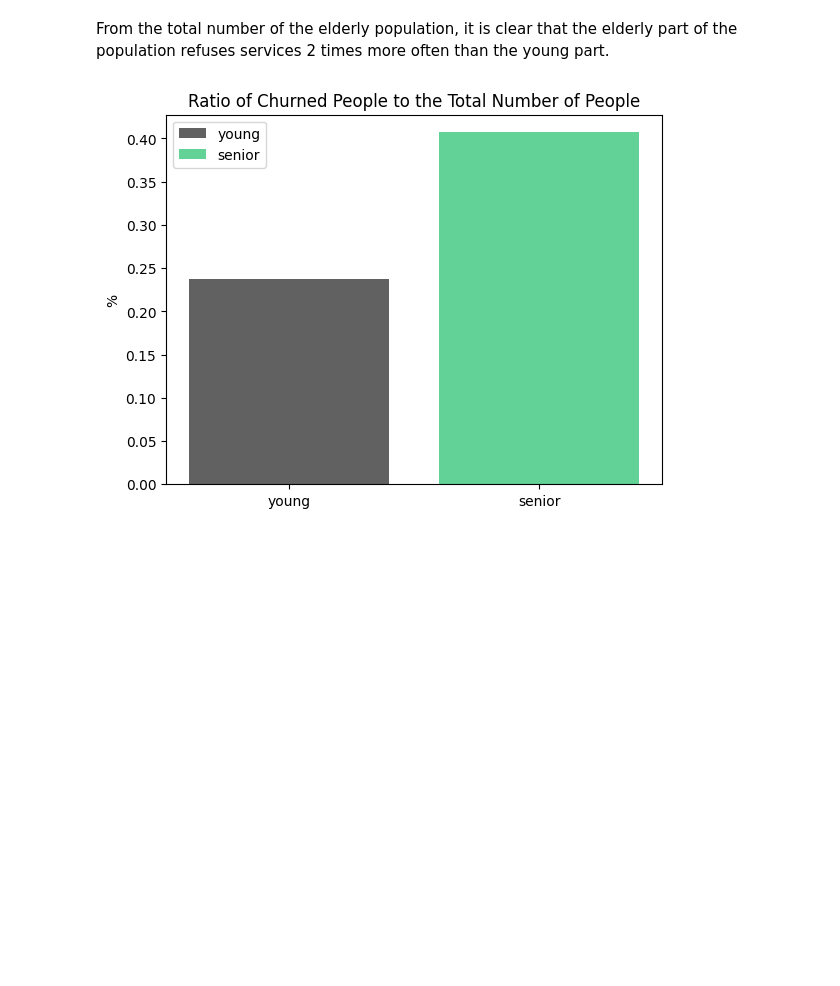
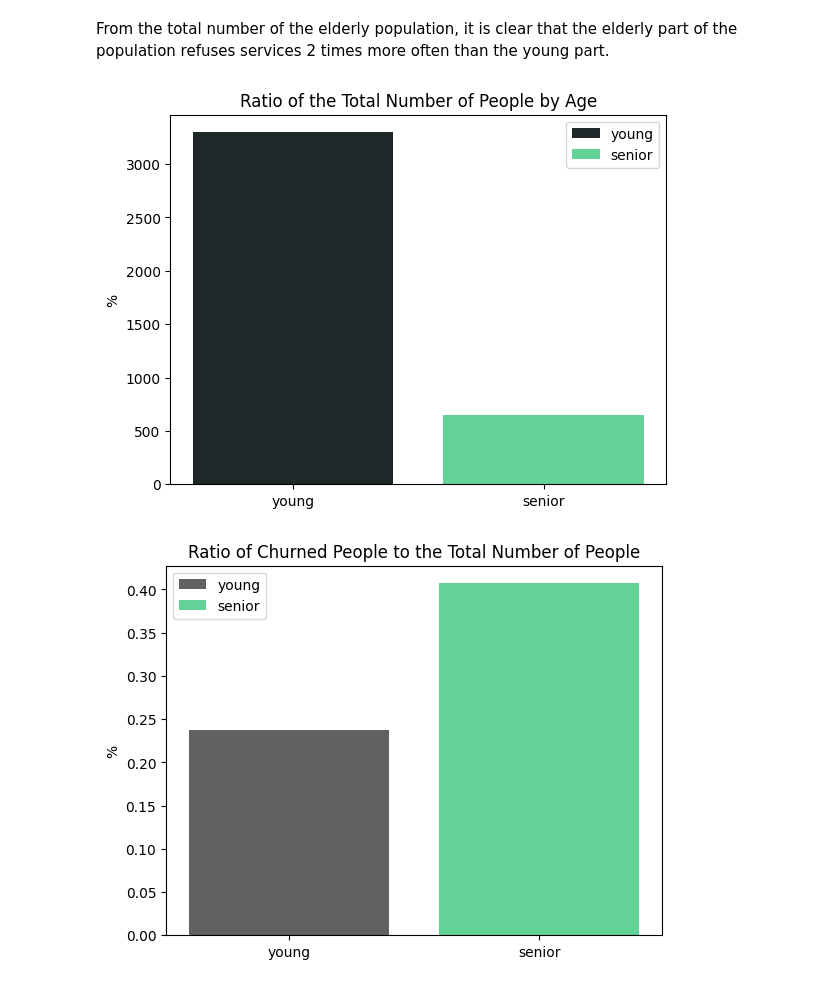
Before and after one commit to GeeK1224/cau_ml_project, a Jupyter notebook: cau_ml_project.ipynb, the cells around one changed output. Drawn from its saved outputs; the diff is of its cells as text; code cells hidden in the pictures; blank space fills up the shorter version.

```diff
--- a/cau_ml_project.ipynb
+++ b/cau_ml_project.ipynb
@@ -183,4 +223,12 @@ ratio_seniors = churn_seniors.count() / seniors['Count'].count()
 ratio_youngs = churn_youngs.count() / youngs['Count'].count()
 # %% [markdown]
 From the total number of the elderly population, it is clear that the elderly part of the population refuses services 2 times more often than the young part.
+# %%
+plt.bar(age_labels, [youngs['Count'].count(), seniors['Count'].count()], label=age_labels, color=[hex_black, hex_green])
+plt.title('Ratio of the Total Number of People by Age')
+plt.ylabel('%')
+plt.legend()
+plt.show()
+# %% [output]
+[figure, added]
 # %%
```
Also changed, not shown: parts of 20 cells of this notebook.
